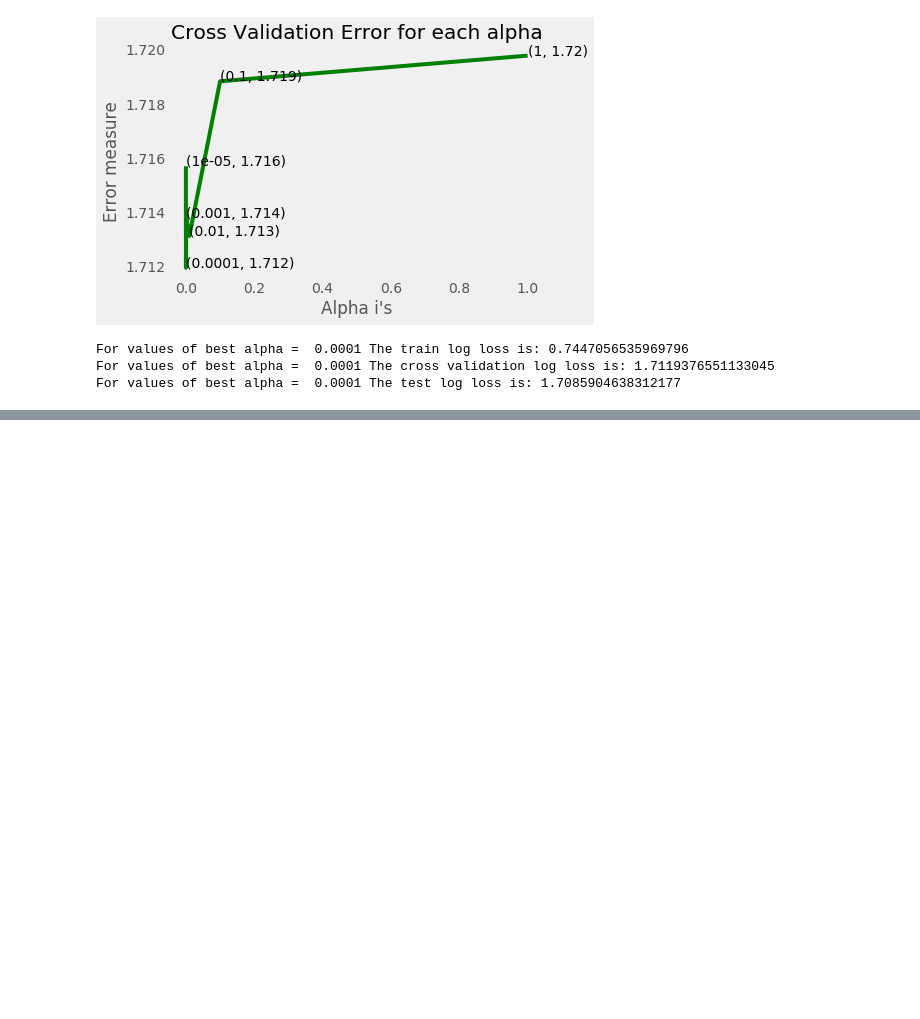
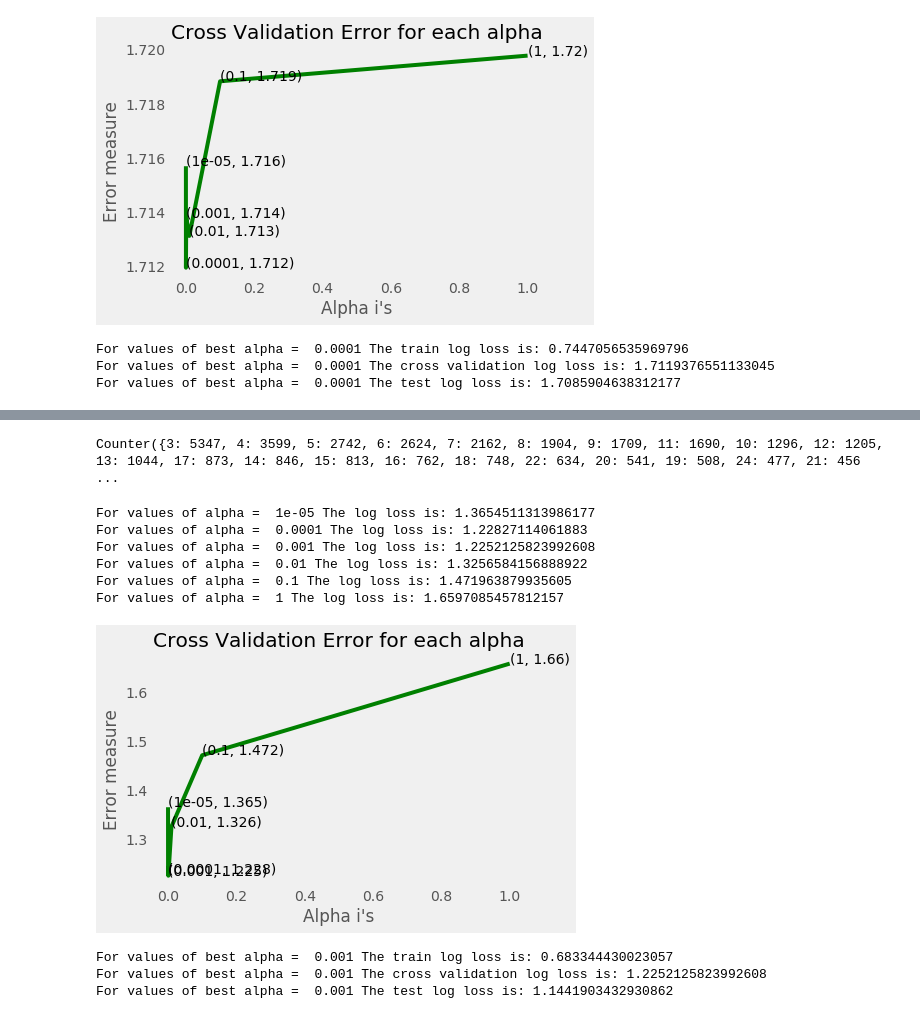
Before and after one commit to girishpillai17/Cancer-Detection, a Jupyter notebook: Project_edit.ipynb, the cells around one changed output, grey strips where cells are left out. Saved outputs shown, nothing was run; the diff lists cells and outputs as text; code cells hidden in the pictures; blank space fills up the shorter version.

```diff
--- a/Project_edit.ipynb
+++ b/Project_edit.ipynb
@@ -709,0 +744,9 @@ def extract_dictionary_paddle(cls_text):
+# %%
+confuse_array = []
+for i in train_text_features:
+    ratios = []
+    max_val = -1
+    for j in range(0,9):
+        ratios.append((dict_list[j][i]+10)/(total_dict[i]+90))
+    confuse_array.append(ratios)
+confuse_array = np.array(confuse_array)
@@ -709,0 +764,11 @@ def extract_dictionary_paddle(cls_text):
+# %%
+#normalize train_text_feature_onegot..
+train_text_feature_onehotCoding = normalize(train_text_feature_onehotCoding, axis=0)
+
+#using for test and cv
+test_text_feature_onehotCoding = text_vectorizer.transform(test_df['TEXT'])
+cv_text_feature_onehotCoding = text_vectorizer.transform(cv_df['TEXT'])
+
+#normalize test and cv
+test_text_feature_onehotCoding = normalize(test_text_feature_onehotCoding, axis=0)
+cv_text_feature_onehotCoding = normalize(cv_text_feature_onehotCoding, axis=0)
@@ -709,0 +778,52 @@ def extract_dictionary_paddle(cls_text):
+# %%
+print(Counter(sorted_text_occur))
+# %% [output]
+Counter({3: 5347, 4: 3599, 5: 2742, 6: 2624, 7: 2162, 8: 1904, 9: 1709, 11: 1690, 10: 1296, 12: 1205, 13: 1044, 17: 873, 14: 846, 15: 813, 16: 762, 18: 748, 22: 634, 20: 541, 19: 508, 24: 477, 21: 456 ...
+# %%
+alpha = [10 ** x for x in range(-5, 1)]
+
+cv_log_error_array=[]
+for i in alpha:
+    clf = SGDClassifier(alpha=i, penalty='l2', loss='log', random_state=42)
+    clf.fit(train_text_feature_onehotCoding, y_train)
+
+    sig_clf = CalibratedClassifierCV(clf, method="sigmoid")
+    sig_clf.fit(train_text_feature_onehotCoding, y_train)
+    predict_y = sig_clf.predict_proba(cv_text_feature_onehotCoding)
+    cv_log_error_array.append(log_loss(y_cv, predict_y, labels=clf.classes_, eps=1e-15))
+    print('For values of alpha = ', i, "The log loss is:",log_loss(y_cv, predict_y, labels=clf.classes_, eps=1e-15))
+
+fig, ax = plt.subplots()
+ax.plot(alpha, cv_log_error_array,c='g')
+for i, txt in enumerate(np.round(cv_log_error_array,3)):
+    ax.annotate((alpha[i],np.round(txt,3)), (alpha[i],cv_log_error_array[i]))
+plt.grid()
+plt.title("Cross Validation Error for each alpha")
+plt.xlabel("Alpha i's")
+plt.ylabel("Error measure")
+plt.show()
+
+
+best_alpha = np.argmin(cv_log_error_array)
+clf = SGDClassifier(alpha=alpha[best_alpha], penalty='l2', loss='log', random_state=42)
+clf.fit(train_text_feature_onehotCoding, y_train)
+sig_clf = CalibratedClassifierCV(clf, method="sigmoid")
+sig_clf.fit(train_text_feature_onehotCoding, y_train)
+
+predict_y = sig_clf.predict_proba(train_text_feature_onehotCoding)
+print('For values of best alpha = ', alpha[best_alpha], "The train log loss is:",log_loss(y_train, predict_y, labels=clf.classes_, eps=1e-15))
+predict_y = sig_clf.predict_proba(cv_text_feature_onehotCoding)
+print('For values of best alpha = ', alpha[best_alpha], "The cross validation log loss is:",log_loss(y_cv, predict_y, labels=clf.classes_, eps=1e-15))
+predict_y = sig_clf.predict_proba(test_text_feature_onehotCoding)
+print('For values of best alpha = ', alpha[best_alpha], "The test log loss is:",log_loss(y_test, predict_y, labels=clf.classes_, eps=1e-15))
+# %% [output]
+For values of alpha =  1e-05 The log loss is: 1.3654511313986177
+For values of alpha =  0.0001 The log loss is: 1.22827114061883
+For values of alpha =  0.001 The log loss is: 1.2252125823992608
+For values of alpha =  0.01 The log loss is: 1.3256584156888922
+For values of alpha =  0.1 The log loss is: 1.471963879935605
+For values of alpha =  1 The log loss is: 1.6597085457812157
+[figure, added]
+For values of best alpha =  0.001 The train log loss is: 0.683344430023057
+For values of best alpha =  0.001 The cross validation log loss is: 1.2252125823992608
+For values of best alpha =  0.001 The test log loss is: 1.1441903432930862
```
Also changed, not shown: parts of 9 cells of this notebook.
